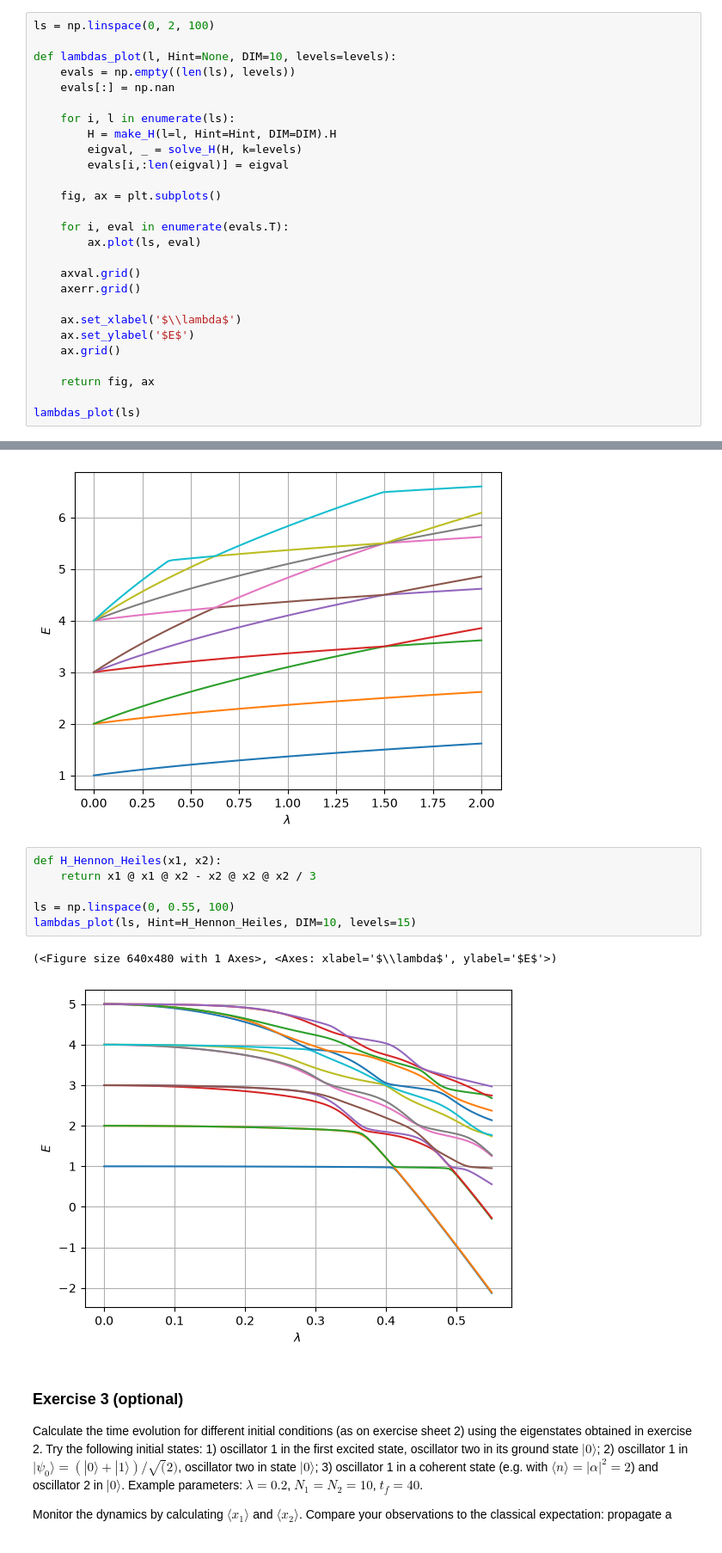
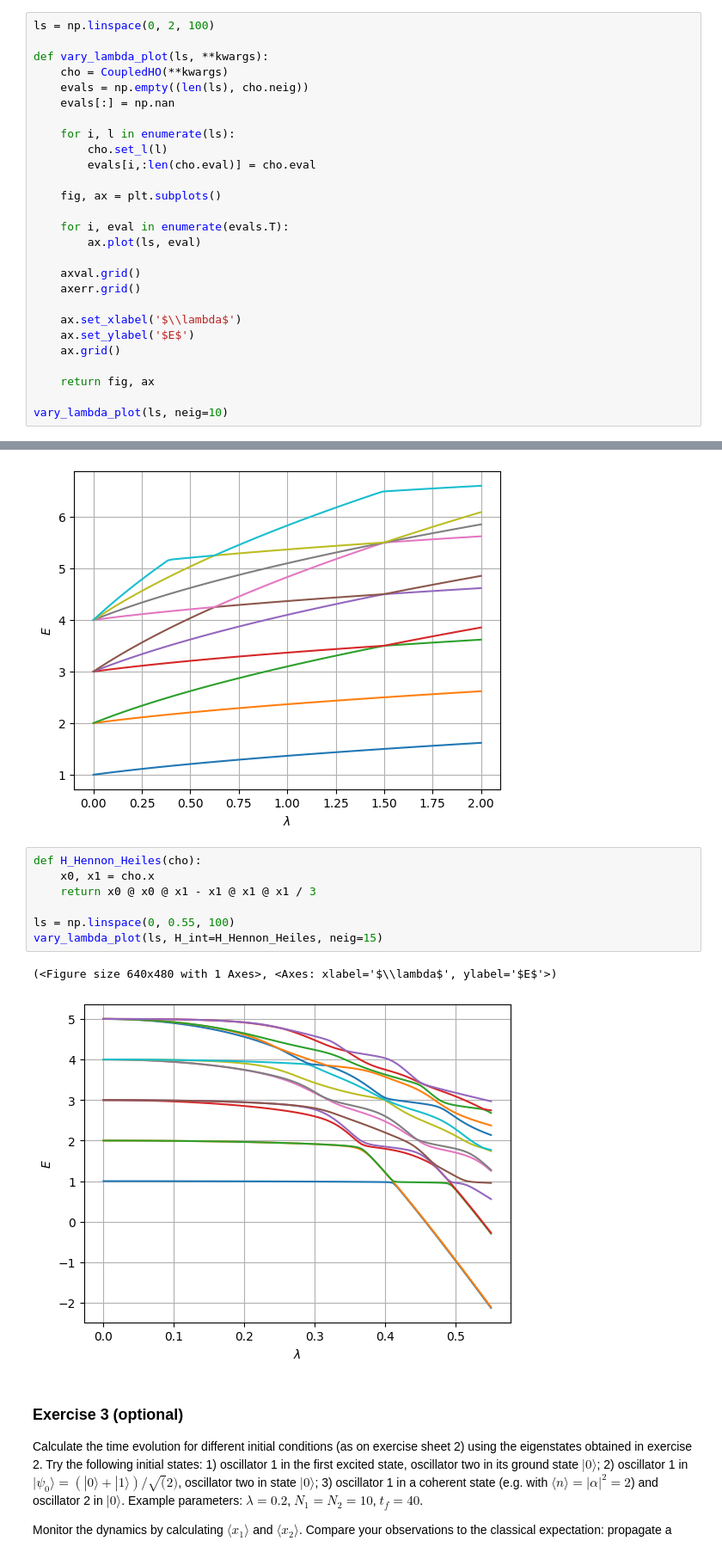
Before and after one commit to Kavefozogepezet/CQD_SS26, a Jupyter notebook: Notebooks/exercise4.ipynb, the cells around one changed output, grey strips where cells are left out. Shown at 86% size. Cells and saved outputs as stored; diff of their text form.

```diff
--- a/Notebooks/exercise4.ipynb
+++ b/Notebooks/exercise4.ipynb
@@ -212,14 +300,14 @@ fig.tight_layout()
 # %%
 ls = np.linspace(0, 2, 100)
 
-def lambdas_plot(l, Hint=None, DIM=10, levels=levels):
-    evals = np.empty((len(ls), levels))
+def vary_lambda_plot(ls, **kwargs):
+    cho = CoupledHO(**kwargs)
+    evals = np.empty((len(ls), cho.neig))
     evals[:] = np.nan
 
     for i, l in enumerate(ls):
-        H = make_H(l=l, Hint=Hint, DIM=DIM).H
-        eigval, _ = solve_H(H, k=levels)
-        evals[i,:len(eigval)] = eigval
+        cho.set_l(l)
+        evals[i,:len(cho.eval)] = cho.eval
 
     fig, ax = plt.subplots()
 
@@ -235,19 +323,20 @@ def lambdas_plot(l, Hint=None, DIM=10, levels=levels):
 
     return fig, ax
 
-lambdas_plot(ls)
+vary_lambda_plot(ls, neig=10)
 # %% [output]
 (<Figure size 640x480 with 1 Axes>, <Axes: xlabel='$\\lambda$', ylabel='$E$'>)
 [figure]
 # %%
-def H_Hennon_Heiles(x1, x2):
-    return x1 @ x1 @ x2 - x2 @ x2 @ x2 / 3
+def H_Hennon_Heiles(cho):
+    x0, x1 = cho.x
+    return x0 @ x0 @ x1 - x1 @ x1 @ x1 / 3
 
 ls = np.linspace(0, 0.55, 100)
-lambdas_plot(ls, Hint=H_Hennon_Heiles, DIM=10, levels=15)
+vary_lambda_plot(ls, H_int=H_Hennon_Heiles, neig=15)
 # %% [output]
 (<Figure size 640x480 with 1 Axes>, <Axes: xlabel='$\\lambda$', ylabel='$E$'>)
-[figure, old version]
+[figure, new version]
 # %% [markdown]
 ### Exercise 3 (optional)
 
```
Also changed, not shown: parts of 12 cells of this notebook.
